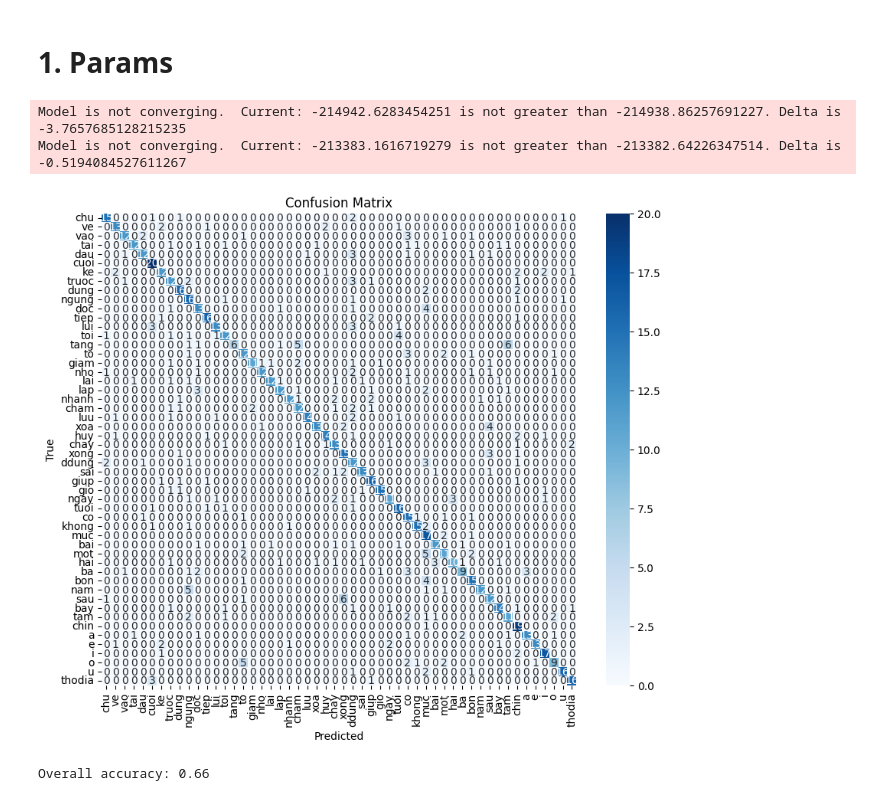
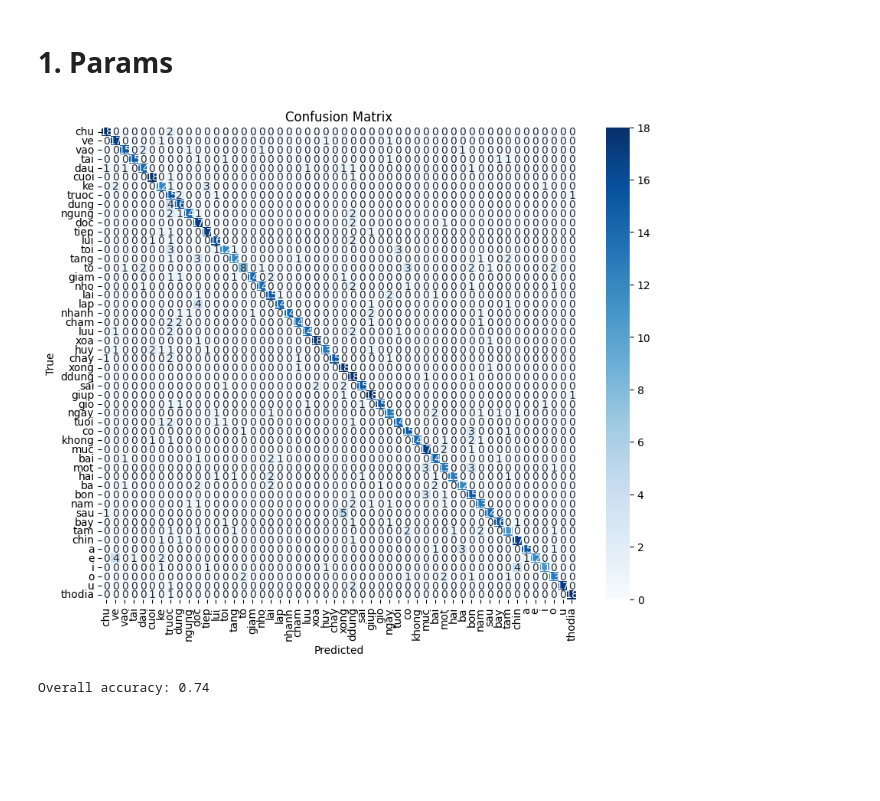
Before and after one commit to tranhuutuan261103/discrete-speech-recognition-using-hmm, a Jupyter notebook: src/hmm_train_using_k-fold.ipynb, the cells around one changed output. Saved outputs shown, nothing was run; the diff lists cells and outputs as text; code cells hidden in the pictures; blank space fills up the shorter version.

```diff
--- a/src/hmm_train_using_k-fold.ipynb
+++ b/src/hmm_train_using_k-fold.ipynb
@@ -33,3 +28,8 @@ k_fold = 5
+# %%
+class_names = get_all_words(tiny=True)
+states = [4, 4, 4, 4, 4, 4, 4, 4, 4, 4, 4, 4, 4, 4, 5, 2, 4, 4, 4, 4, 4, 5, 4, 4, 4, 4, 4, 4, 4, 4, 4, 4, 4, 2, 4, 4, 4, 4, 4, 4, 4, 4, 4, 4, 4, 4, 4, 3, 3, 3, 3, 5]
+n_mixs = [6, 6, 6, 5, 6, 6, 6, 6, 6, 6, 6, 6, 6, 6, 6, 4, 6, 6, 6, 6, 5, 6, 6, 6, 6, 6, 6, 6, 5, 6, 6, 6, 6, 5, 6, 6, 6, 6, 6, 6, 6, 6, 6, 6, 6, 6, 4, 4, 4, 3, 4, 6]
+k_fold = 5
 # %%
 dataset_path = '../datasets/split'
 
@@ -57,7 +57,7 @@ def load_data_kfold(dataset_path: str, class_names: list, k: int):
             os.path.join(dataset_path, cname)) if i.endswith('.wav')]
 
         # Tính MFCC cho mỗi file và lưu vào all_data
-        all_data[cname] = [get_mfcc(file_path) for file_path in file_paths]
+        all_data[cname] = [get_mfcc2(file_path) for file_path in file_paths]
 
     # KFold cho mỗi lớp và tạo danh sách các fold
     X_folds = []
@@ -93,7 +93,7 @@ def load_data_kfold(dataset_path: str, class_names: list, k: int):
 # %%
 X_folds, y_folds = load_data_kfold(dataset_path, class_names, k_fold)
 # %%
-def train(X: dict[str, dict], class_names: list[str], states: list[int], n_mix: int = 2):
+def train(X: dict[str, dict], class_names: list[str], states: list[int], n_mixs: list[int]):
     models = {}
     likelihoods = {}
 
@@ -113,7 +113,7 @@ def train(X: dict[str, dict], class_names: list[str], states: list[int], n_mix:
 
         models[cname] = hmm.GMMHMM(
             n_components=states[idx],
-            n_mix=n_mix,
+            n_mix=n_mixs[idx],
             verbose=False,
             n_iter=300,
             startprob_prior=start_prob,
@@ -172,36 +169,34 @@ overall_acc_avg = 0.0
 
 for i in tqdm(range(k_fold), desc='Training', position=0):
     # Huấn luyện mô hình cho từng fold
-    models, likelihoods = train(X_folds[i], class_names, states, n_mix)
+    models, likelihoods = train(X_folds[i], class_names, states, n_mixs)
 
     # Đánh giá mô hình
     y_true, y_pred = evaluation(models, X_folds[i], y_folds[i], class_names)
 
     # Tổng hợp nhãn dự đoán và thực tế
     all_y_true.extend(y_true)
     all_y_pred.extend(y_pred)
 
     # Accuracy cho fold hiện tại
     fold_acc = np.sum(np.array(y_true) == np.array(y_pred)) / len(y_true)
     overall_acc_avg += fold_acc
 
 # Accuracy tổng thể
 overall_acc_avg /= k_fold
 
 # Tính ma trận nhầm lẫn tổng thể
 cm = confusion_matrix(all_y_true, all_y_pred, labels=range(len(class_names)))
 
 # Vẽ ma trận nhầm lẫn
-plt.figure(figsize=(10, 8))
+plt.figure(figsize=(12, 10))
 sns.heatmap(cm, annot=True, fmt='d', cmap='Blues', xticklabels=class_names, yticklabels=class_names)
 plt.xlabel('Predicted')
 plt.ylabel('True')
 plt.title('Confusion Matrix')
 plt.show()
 
 print(f'Overall accuracy: {overall_acc_avg:.2f}')
 # %% [output]
+[figure, new version]
-Model is not converging.  Current: -214942.6283454251 is not greater than -214938.86257691227. Delta is -3.7657685128215235
-Model is not converging.  Current: -213383.1616719279 is not greater than -213382.64226347514. Delta is -0.5194084527611267
+Overall accuracy: 0.74
-[figure, old version]
-Overall accuracy: 0.66
```
Also changed, not shown: parts of 3 cells of this notebook, 2 other files.
